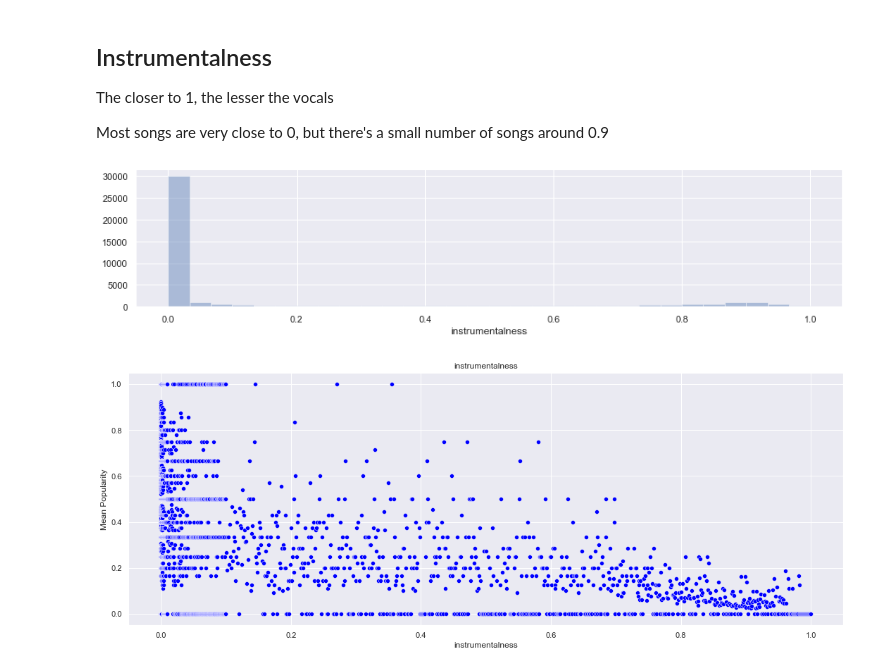
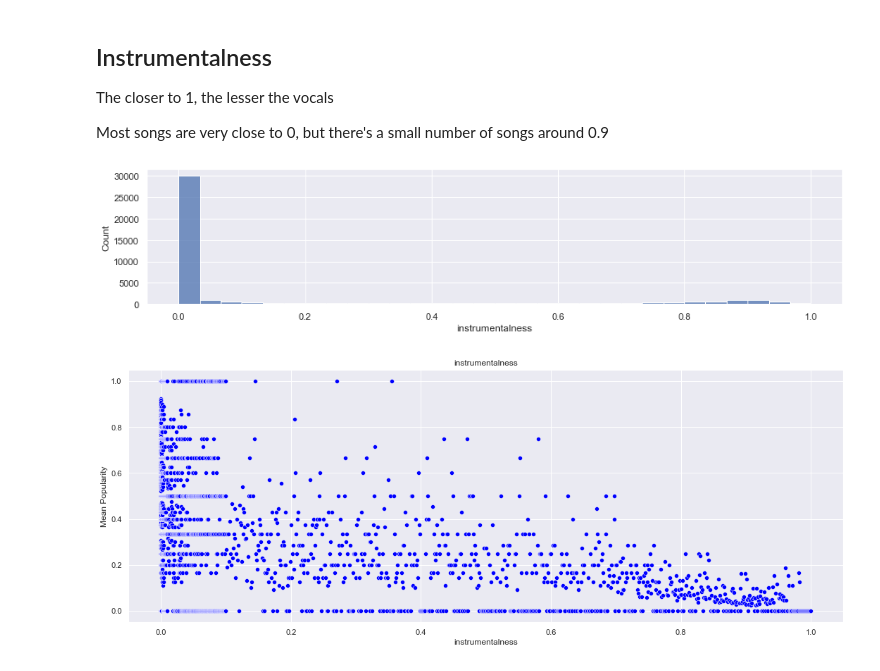
Before and after one commit to agentzhao/spotify-prediction, a Jupyter notebook: spotifypred.ipynb, the cells around one changed output. Saved outputs shown, nothing was run; the diff lists cells and outputs as text; code cells hidden in the pictures.

```diff
--- a/spotifypred.ipynb
+++ b/spotifypred.ipynb
@@ -208,10 +208,10 @@ The closer to 1, the lesser the vocals
 Most songs are very close to 0, but there's a small number of songs around 0.9
 # %%
 fig, ax = plt.subplots(figsize = (15,3))
-ax = sb.distplot(allsongs['instrumentalness'], kde = False, bins=30)
+ax = sb.histplot(allsongs['instrumentalness'], kde = False, bins=30)
 plt.show()
 # %% [output]
-[figure, old version]
+[figure, new version]
 # %%
 fig, ax = plt.subplots(1, figsize=(15, 6), sharey=True, sharex = True)
 ax_data =  allsongs.groupby('instrumentalness')['popularity'].mean().to_frame().reset_index()
```
Also changed, not shown: parts of 12 cells of this notebook.
